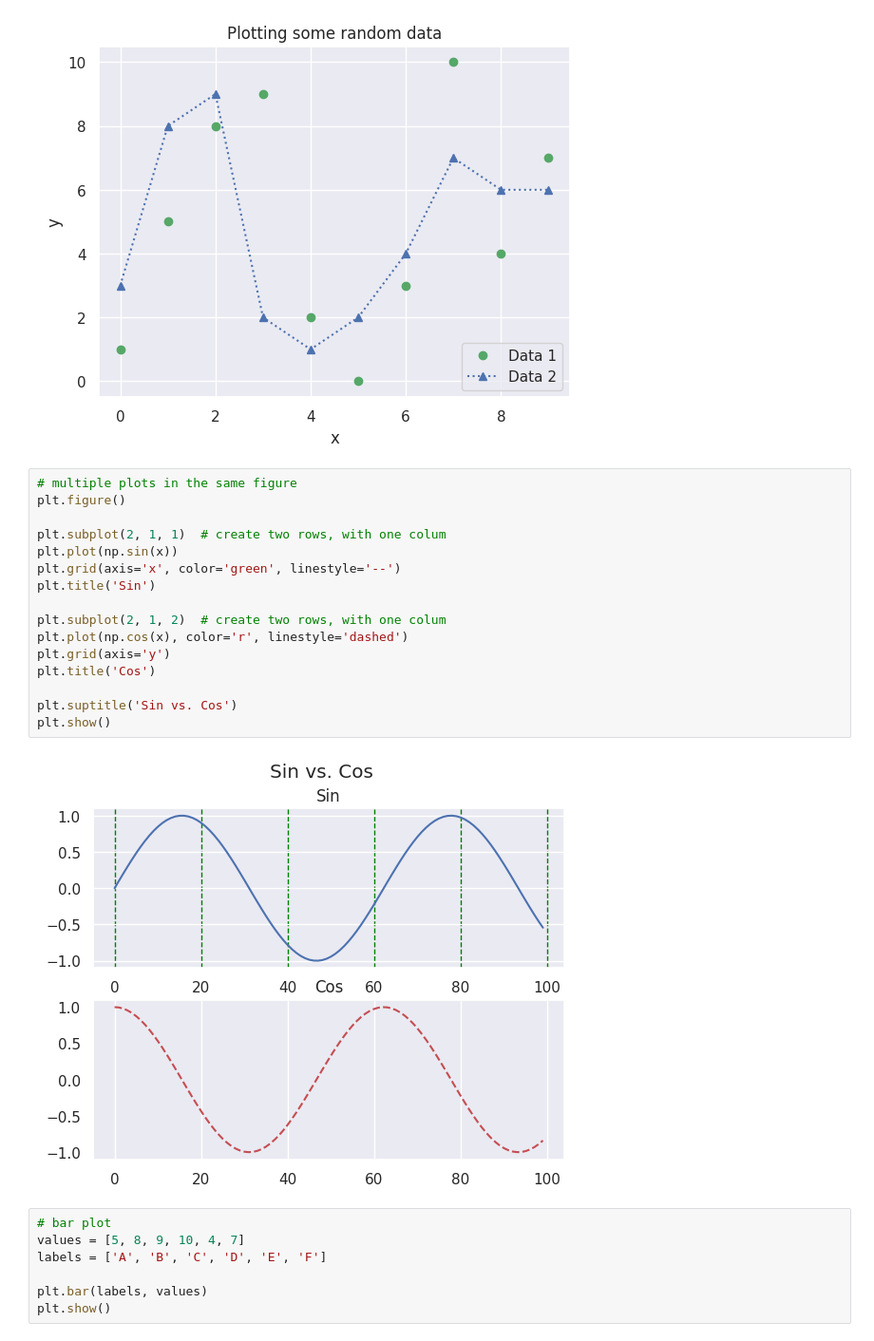
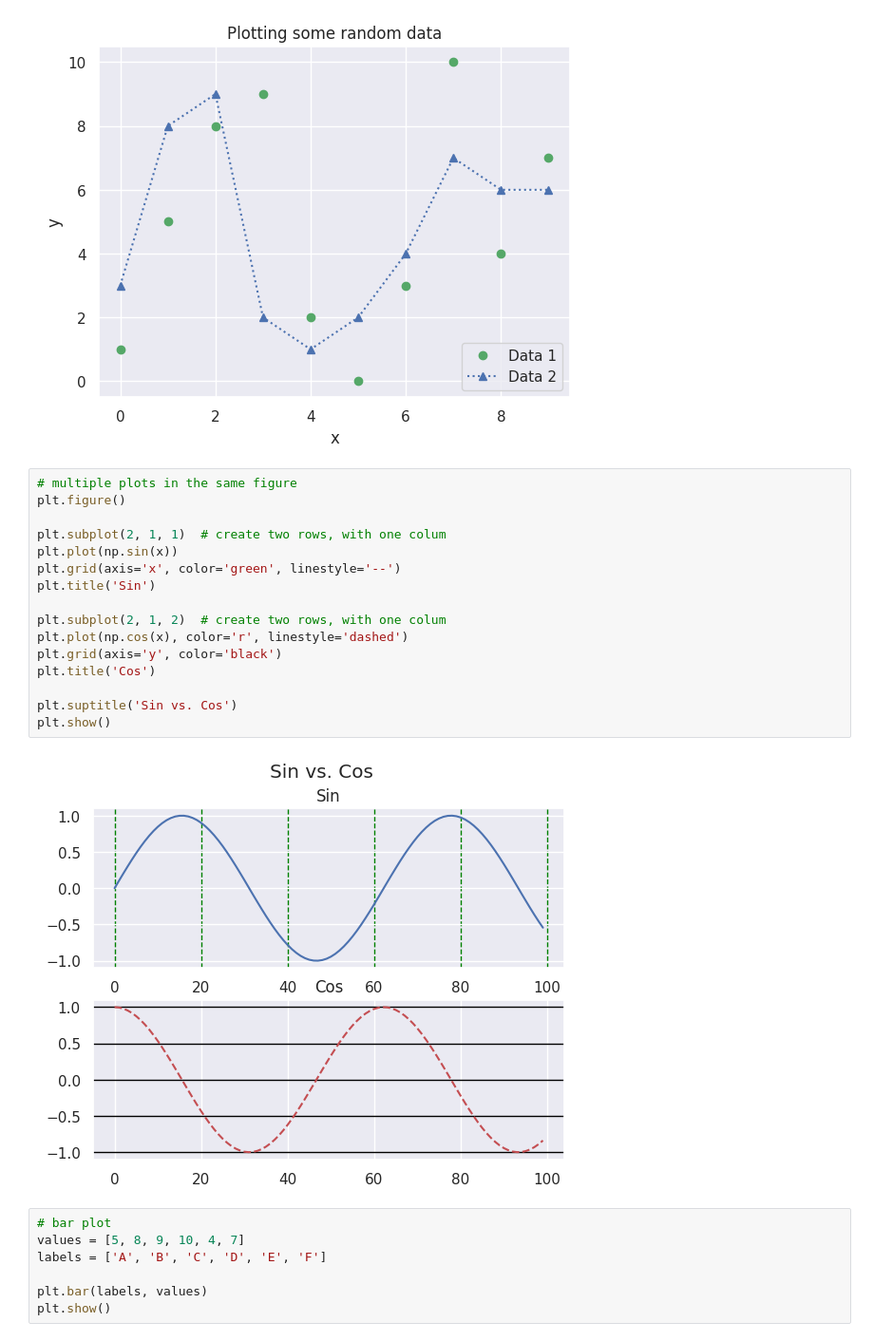
Before and after one commit to Madeira-International-Workshop-in-ML/2023-introduction-python, a Jupyter notebook: Introduction_to_Python.ipynb, the cells around one changed output. Shown: that part at 95% size. Cells and saved outputs as stored; diff of their text form.

```diff
--- a/Introduction_to_Python.ipynb
+++ b/Introduction_to_Python.ipynb
@@ -1061,21 +1061,21 @@ plt.show()
 # %%
 # multiple plots in the same figure
 plt.figure()
 
 plt.subplot(2, 1, 1)  # create two rows, with one colum
 plt.plot(np.sin(x))
 plt.grid(axis='x', color='green', linestyle='--')
 plt.title('Sin')
 
 plt.subplot(2, 1, 2)  # create two rows, with one colum
 plt.plot(np.cos(x), color='r', linestyle='dashed')
-plt.grid(axis='y')
+plt.grid(axis='y', color='black')
 plt.title('Cos')
 
 plt.suptitle('Sin vs. Cos')
 plt.show()
 # %% [output]
-[figure, old version]
+[figure, new version]
 # %%
 # bar plot
 values = [5, 8, 9, 10, 4, 7]
```
Also changed, not shown: parts of 26 cells of this notebook.
